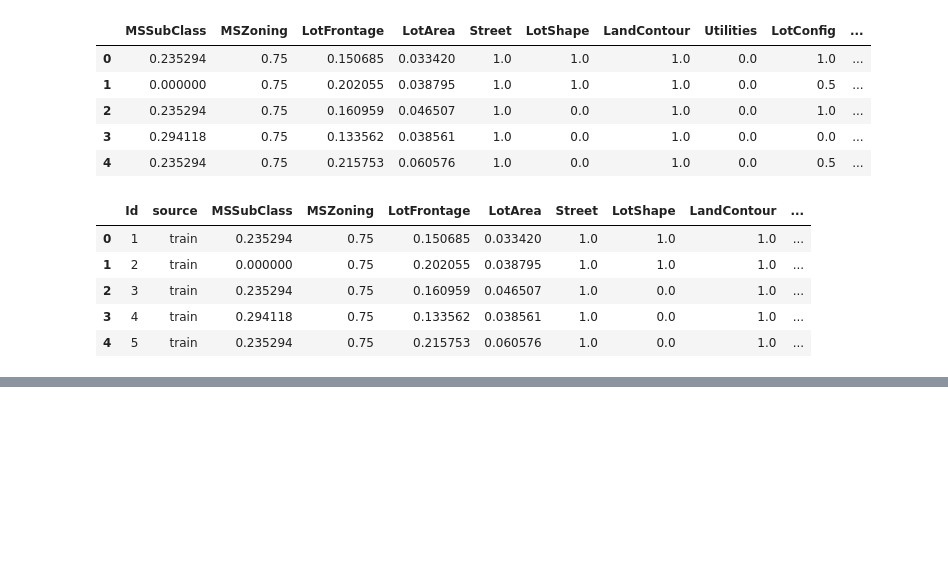
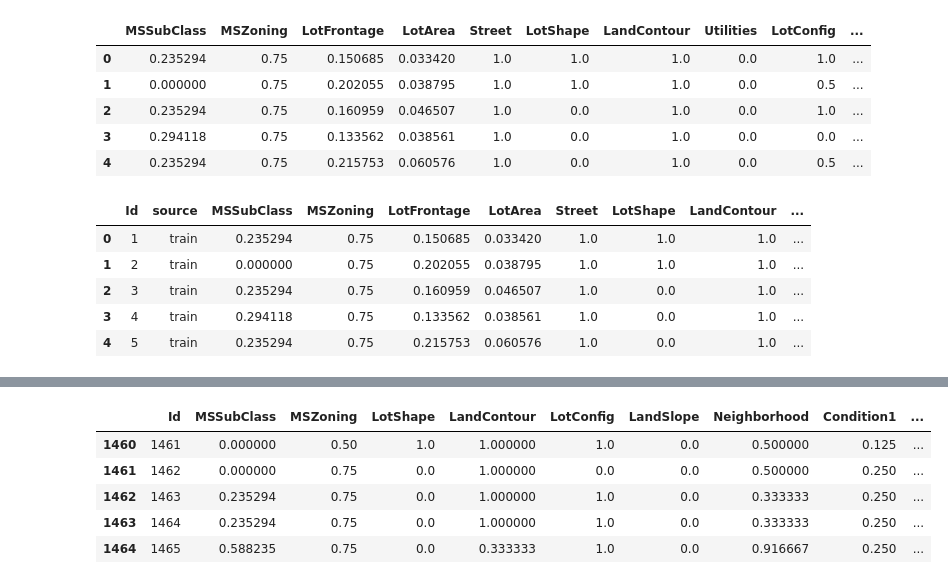
Before and after one commit to fardusalam/Advance-House-Price-Prediction, a Jupyter notebook: Feature Engineering.ipynb, the cells around one changed output, grey strips where cells are left out. Saved outputs shown, nothing was run; the diff lists cells and outputs as text; code cells hidden in the pictures; blank space fills up the shorter version.

```diff
--- a/Feature Engineering.ipynb
+++ b/Feature Engineering.ipynb
@@ -340,0 +423,5 @@ dataset.head()
+# %%
+X_test = processed_test.copy()
+# %%
+## selecting the same feature for X_test dataset
+new_x_test = X_test[selected_features]
@@ -340,0 +432,9 @@ dataset.head()
+# %%
+new_x_test.head()
+# %% [output]
+|  | Id | MSSubClass | MSZoning | LotShape | LandContour | LotConfig | LandSlope | Neighborhood | Condition1 | ... |
+| 1460 | 1461 | 0.000000 | 0.50 | 1.0 | 1.000000 | 1.0 | 0.0 | 0.500000 | 0.125 | ... |
+| 1461 | 1462 | 0.000000 | 0.75 | 0.0 | 1.000000 | 0.0 | 0.0 | 0.500000 | 0.250 | ... |
+| 1462 | 1463 | 0.235294 | 0.75 | 0.0 | 1.000000 | 1.0 | 0.0 | 0.333333 | 0.250 | ... |
+| 1463 | 1464 | 0.235294 | 0.75 | 0.0 | 1.000000 | 1.0 | 0.0 | 0.333333 | 0.250 | ... |
+| 1464 | 1465 | 0.588235 | 0.75 | 0.0 | 0.333333 | 1.0 | 0.0 | 0.916667 | 0.250 | ... |
```
Also changed, not shown: parts of 16 cells of this notebook.
